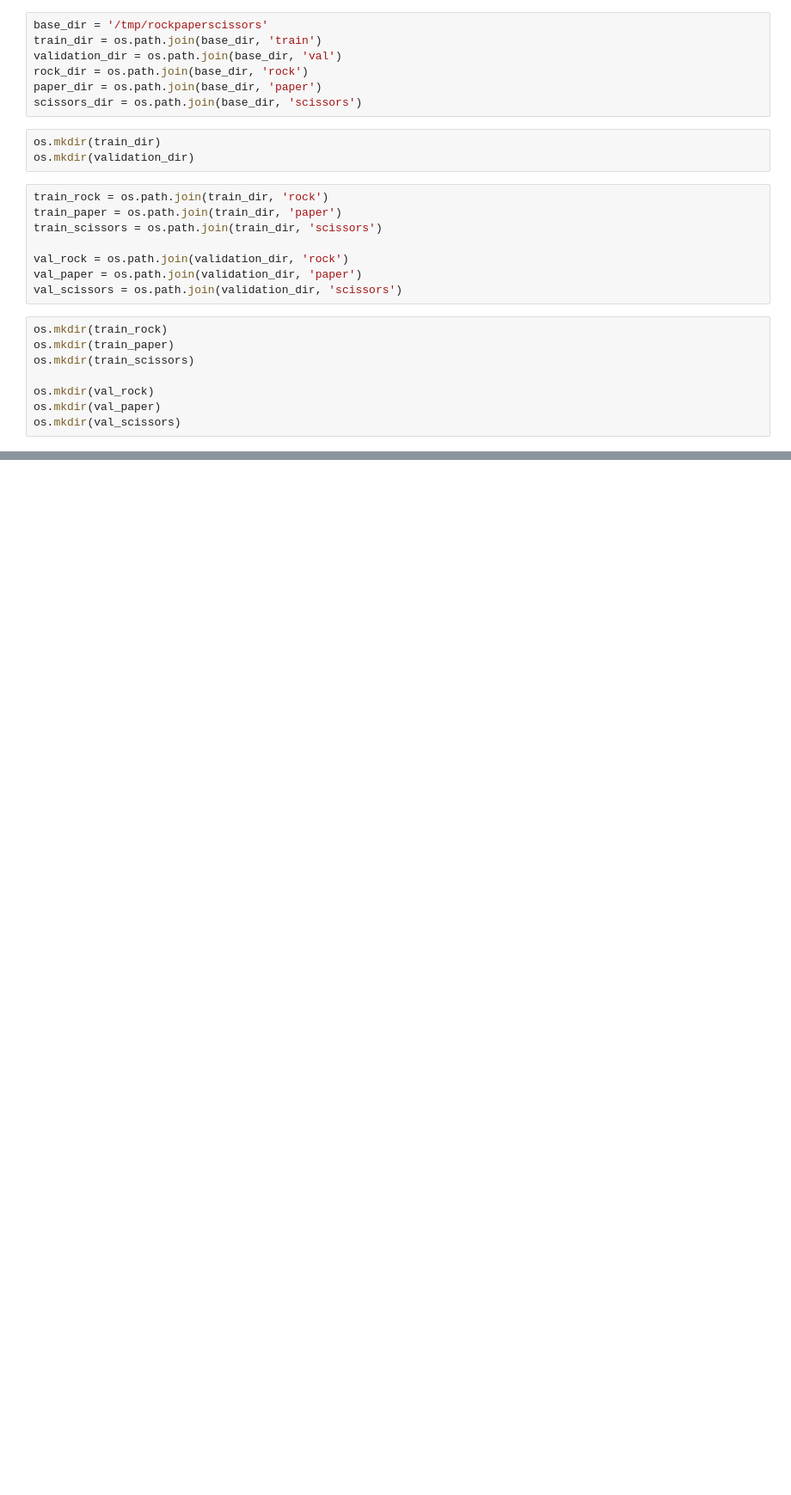
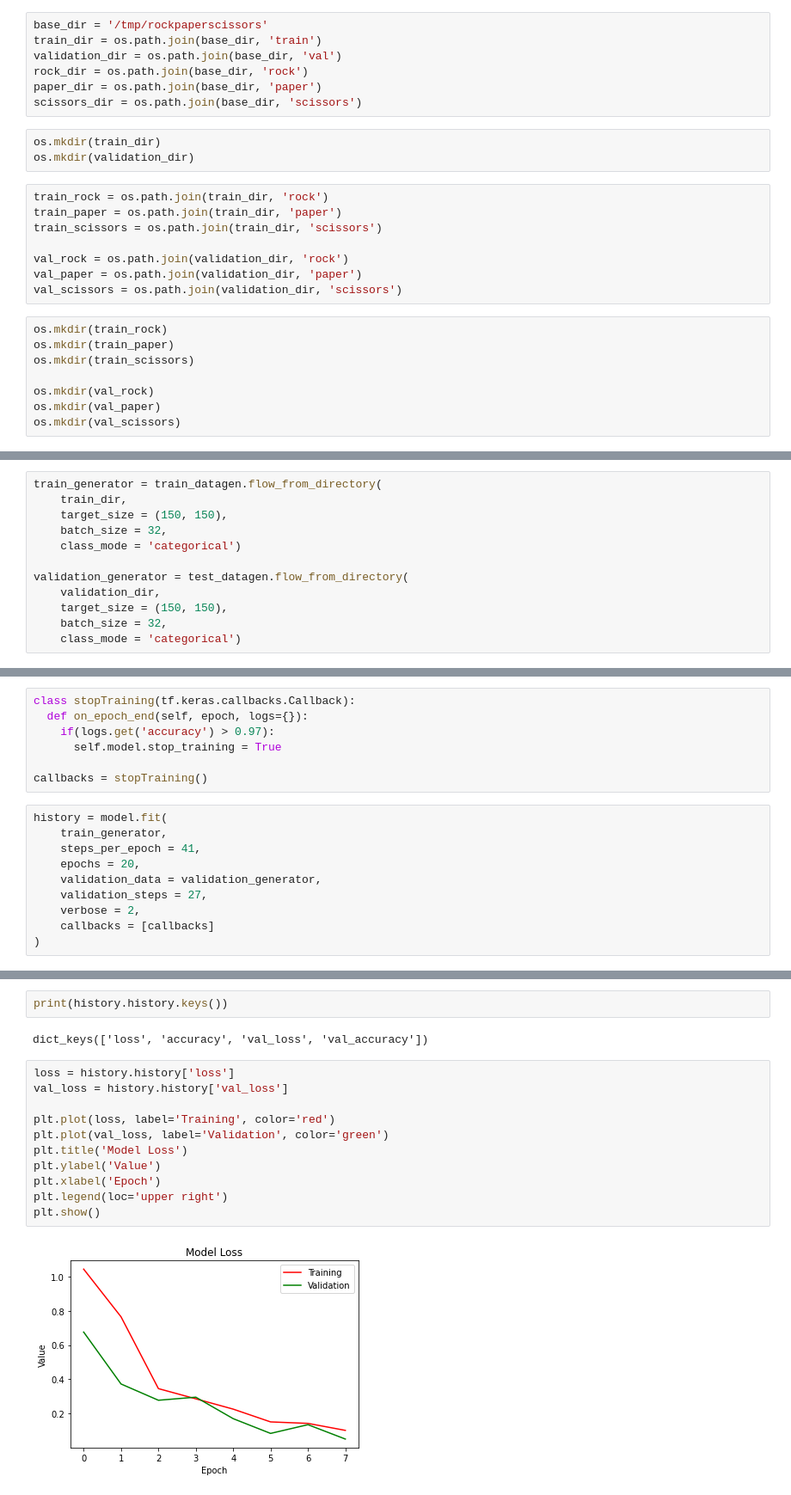
Before and after one commit to bayuik/rockpaperscissors-classification, a Jupyter notebook: submission_Bayuik.ipynb, the cells around one changed output, grey strips where cells are left out. Shown: that part at 86% size. Cells and saved outputs as stored; diff of their text form; blank space fills up the shorter version.

```diff
--- a/submission_Bayuik.ipynb
+++ b/submission_Bayuik.ipynb
@@ -67,0 +108,12 @@ os.listdir('/tmp/rockpaperscissors/val')
+# %%
+train_generator = train_datagen.flow_from_directory(
+    train_dir,
+    target_size = (150, 150),
+    batch_size = 32,
+    class_mode = 'categorical')
+
+validation_generator = test_datagen.flow_from_directory(
+    validation_dir,
+    target_size = (150, 150),
+    batch_size = 32,
+    class_mode = 'categorical')
@@ -67,0 +160,17 @@ os.listdir('/tmp/rockpaperscissors/val')
+# %%
+class stopTraining(tf.keras.callbacks.Callback):
+  def on_epoch_end(self, epoch, logs={}):
+    if(logs.get('accuracy') > 0.97):
+      self.model.stop_training = True
+
+callbacks = stopTraining()
+# %%
+history = model.fit(
+    train_generator,
+    steps_per_epoch = 41,
+    epochs = 20,
+    validation_data = validation_generator,
+    validation_steps = 27,
+    verbose = 2,
+    callbacks = [callbacks]
+)
@@ -67,0 +194,17 @@ os.listdir('/tmp/rockpaperscissors/val')
+# %%
+print(history.history.keys())
+# %% [output]
+dict_keys(['loss', 'accuracy', 'val_loss', 'val_accuracy'])
+# %%
+loss = history.history['loss']
+val_loss = history.history['val_loss']
+
+plt.plot(loss, label='Training', color='red')
+plt.plot(val_loss, label='Validation', color='green')
+plt.title('Model Loss')
+plt.ylabel('Value')
+plt.xlabel('Epoch')
+plt.legend(loc='upper right')
+plt.show()
+# %% [output]
+[figure, added]
```
Also changed, not shown: parts of 16 cells of this notebook.
